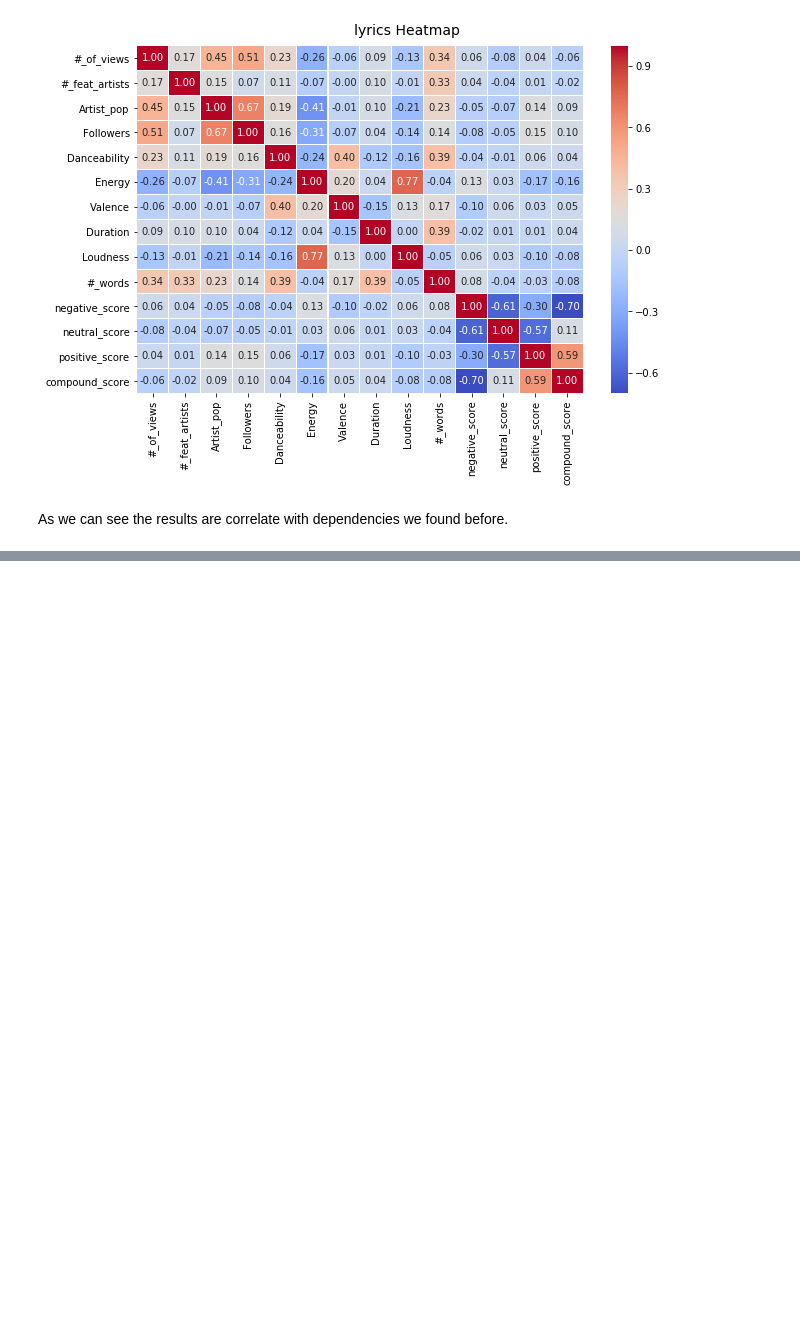
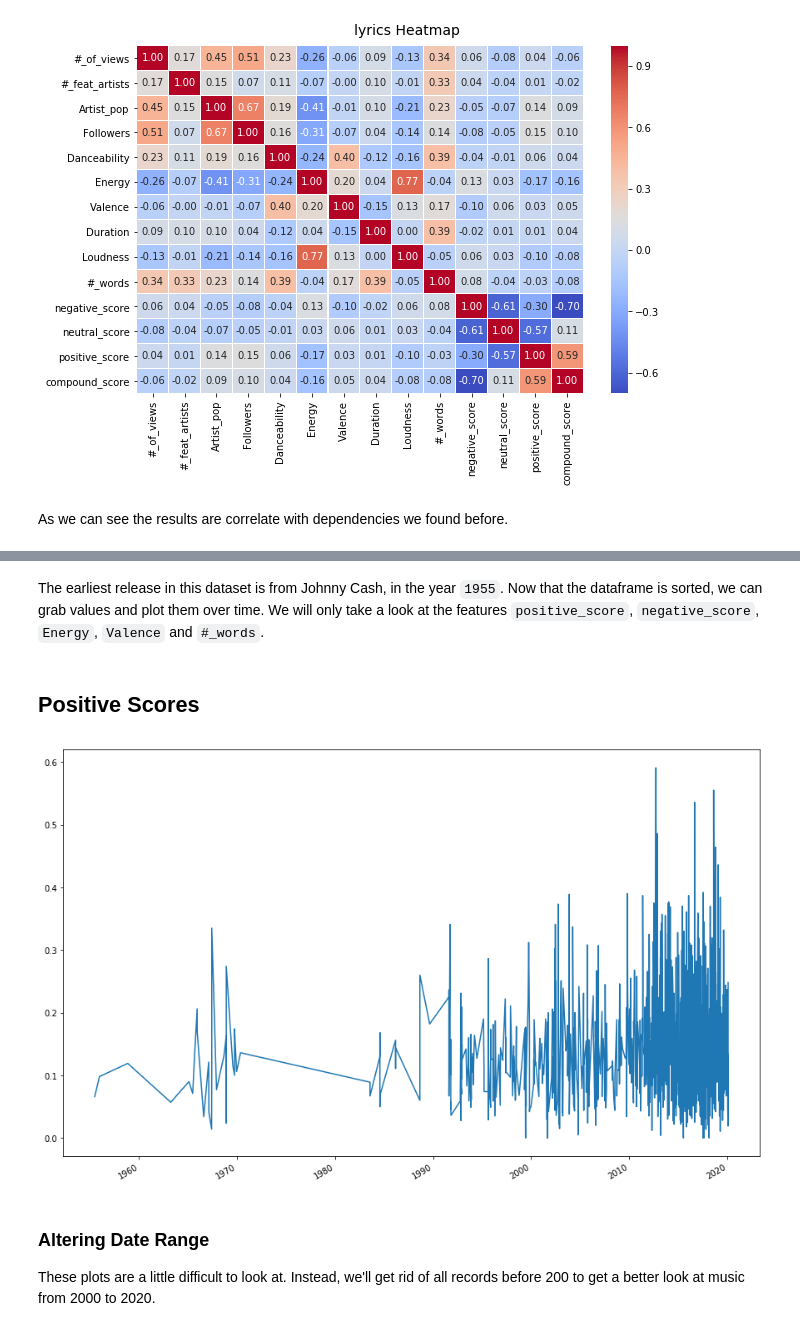
Before and after one commit to ccamp032/Music-Mood-Analysis, a Jupyter notebook: Phase_2_data_analysis/LyricDataset_Fin.ipynb, the cells around one changed output, grey strips where cells are left out. Saved outputs shown, nothing was run; the diff lists cells and outputs as text; code cells hidden in the pictures; blank space fills up the shorter version.

```diff
--- a/Phase_2_data_analysis/LyricDataset_Fin.ipynb
+++ b/Phase_2_data_analysis/LyricDataset_Fin.ipynb
@@ -495,0 +502,4 @@ As we can see the results are correlate with dependencies we found before.
+# %%
+altered_df = data.dropna(subset=['Release_date'])
+altered_df.sort_values(by=['Release_date'], inplace=True, ascending=True)
+altered_df['Date'] = pd.to_datetime(altered_df['Release_date'])
@@ -495,0 +515,19 @@ As we can see the results are correlate with dependencies we found before.
+# %% [markdown]
+The earliest release in this dataset is from Johnny Cash, in the year `1955`. Now that the dataframe is sorted, we can grab values and plot them over time. We will only take a look at the features `positive_score`, `negative_score`, `Energy`, `Valence` and `#_words`.
+# %%
+dates = altered_df['Date'].tolist()
+pos_score = altered_df['positive_score'].tolist()
+# %% [markdown]
+## Positive Scores
+# %%
+# plot
+plt.figure(figsize=(15,10))
+plt.plot(dates,pos_score)
+# beautify the x-labels
+plt.gcf().autofmt_xdate()
+plt.show()
+# %% [output]
+[figure, added]
+# %% [markdown]
+### Altering Date Range
+These plots are a little difficult to look at. Instead, we'll get rid of all records before 200 to get a better look at music from 2000 to 2020.
```
Also changed, not shown: parts of 29 cells of this notebook.
